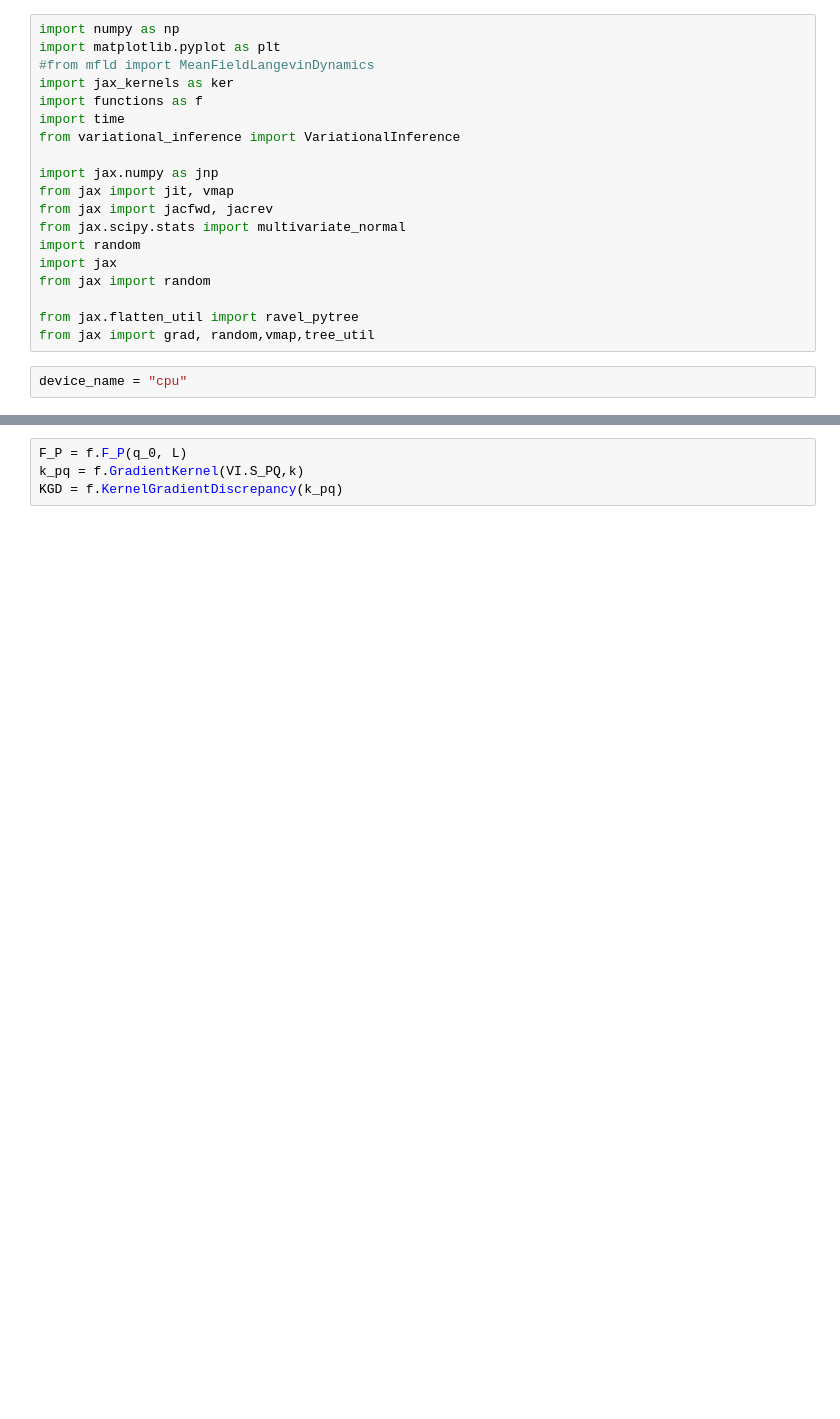
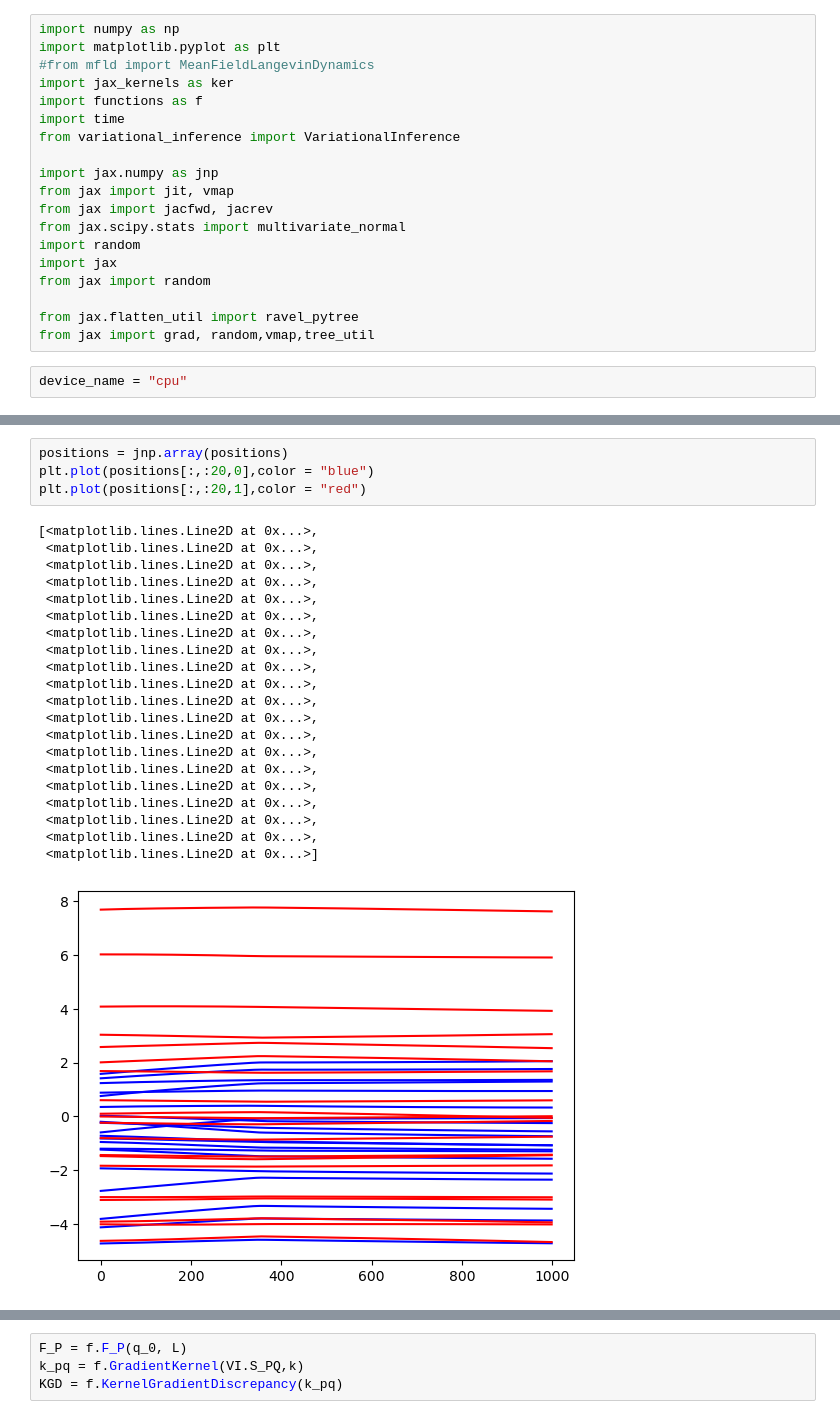
Before and after one commit to congyewang/kgd-code, a Jupyter notebook: vi_notebook.ipynb, the cells around one changed output, grey strips where cells are left out. Drawn from its saved outputs; the diff is of its cells as text; blank space fills up the shorter version.

```diff
--- a/vi_notebook.ipynb
+++ b/vi_notebook.ipynb
@@ -263,3 +221,29 @@ X_fin = vmap(lambda w : VI.model_T(w))(W_fin)
+# %%
+positions = jnp.array(positions)
+plt.plot(positions[:,:20,0],color = "blue")
+plt.plot(positions[:,:20,1],color = "red")
+# %% [output]
+[<matplotlib.lines.Line2D at 0x...>,
+ <matplotlib.lines.Line2D at 0x...>,
+ <matplotlib.lines.Line2D at 0x...>,
+ <matplotlib.lines.Line2D at 0x...>,
+ <matplotlib.lines.Line2D at 0x...>,
+ <matplotlib.lines.Line2D at 0x...>,
+ <matplotlib.lines.Line2D at 0x...>,
+ <matplotlib.lines.Line2D at 0x...>,
+ <matplotlib.lines.Line2D at 0x...>,
+ <matplotlib.lines.Line2D at 0x...>,
+ <matplotlib.lines.Line2D at 0x...>,
+ <matplotlib.lines.Line2D at 0x...>,
+ <matplotlib.lines.Line2D at 0x...>,
+ <matplotlib.lines.Line2D at 0x...>,
+ <matplotlib.lines.Line2D at 0x...>,
+ <matplotlib.lines.Line2D at 0x...>,
+ <matplotlib.lines.Line2D at 0x...>,
+ <matplotlib.lines.Line2D at 0x...>,
+ <matplotlib.lines.Line2D at 0x...>,
+ <matplotlib.lines.Line2D at 0x...>]
+[figure, added]
 # %%
 plt.figure()
 plt.scatter(Z,Y,label = "true data",marker = ".")
```
Also changed, not shown: parts of 11 cells of this notebook, 15 other files.
